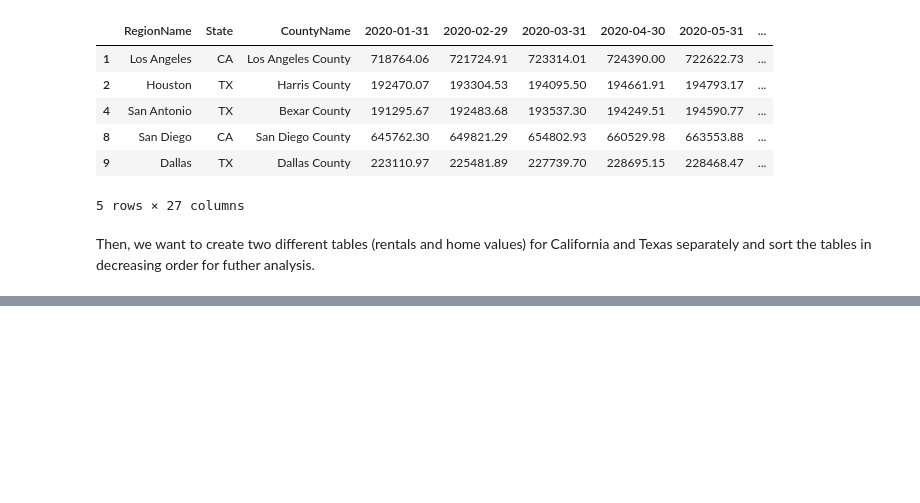
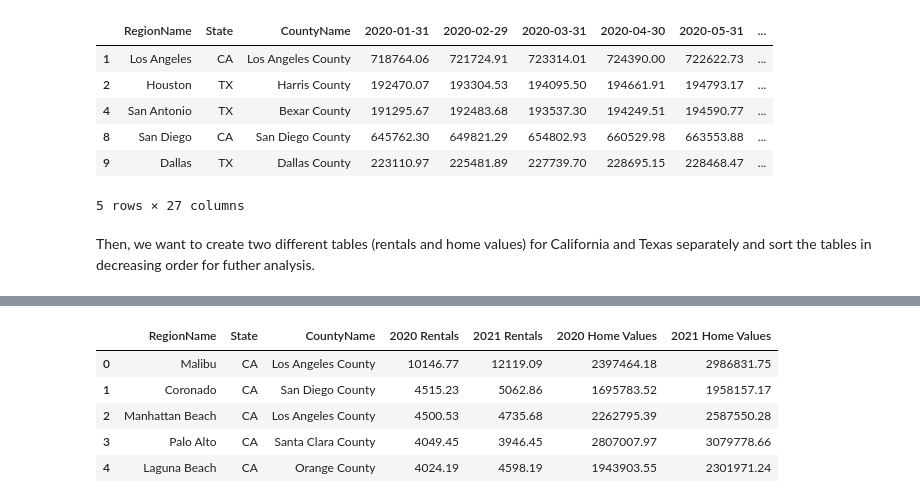
Before and after one commit to ahvuong/COGS108_Data_Science_In_Practice, a Jupyter notebook: DataCheckpointGroup_Sp23_AAA-H.ipynb, the cells around one changed output, grey strips where cells are left out. Saved outputs shown, nothing was run; the diff lists cells and outputs as text; code cells hidden in the pictures; blank space fills up the shorter version.

```diff
--- a/DataCheckpointGroup_Sp23_AAA-H.ipynb
+++ b/DataCheckpointGroup_Sp23_AAA-H.ipynb
@@ -204,6 +204,16 @@ CA_home_values_df.head()
 | 4918 | Hillsborough | CA | San Mateo County | 4141242.17 | 4745918.94 |
 | 12534 | Belvedere | CA | Marin County | 3557472.75 | 4110908.36 |
 | 14910 | Hidden Hills | CA | Los Angeles County | 3533298.64 | 4170815.07 |
+# %%
+CA_housings = pd.merge(CA_rentals_df, CA_home_values_df, on=['RegionName', 'State', 'CountyName'], how='inner')
+CA_housings.head()
+# %% [output]
+|  | RegionName | State | CountyName | 2020 Rentals | 2021 Rentals | 2020 Home Values | 2021 Home Values |
+| 0 | Malibu | CA | Los Angeles County | 10146.77 | 12119.09 | 2397464.18 | 2986831.75 |
+| 1 | Coronado | CA | San Diego County | 4515.23 | 5062.86 | 1695783.52 | 1958157.17 |
+| 2 | Manhattan Beach | CA | Los Angeles County | 4500.53 | 4735.68 | 2262795.39 | 2587550.28 |
+| 3 | Palo Alto | CA | Santa Clara County | 4049.45 | 3946.45 | 2807007.97 | 3079778.66 |
+| 4 | Laguna Beach | CA | Orange County | 4024.19 | 4598.19 | 1943903.55 | 2301971.24 |
 # %%
 TX_rentals = rentals_df[rentals_df['State'] == 'TX']
 date_columns = TX_rentals.columns[TX_rentals.columns.str.match(r'\d{4}-\d{2}-\d{2}')]
```
Also changed, not shown: parts of 5 cells of this notebook.
